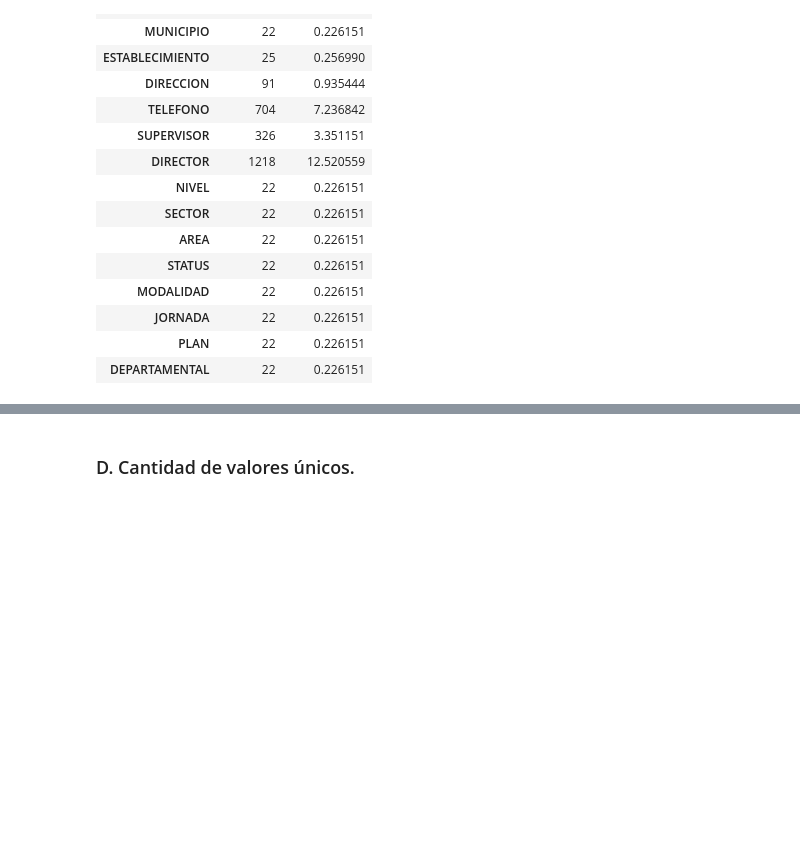
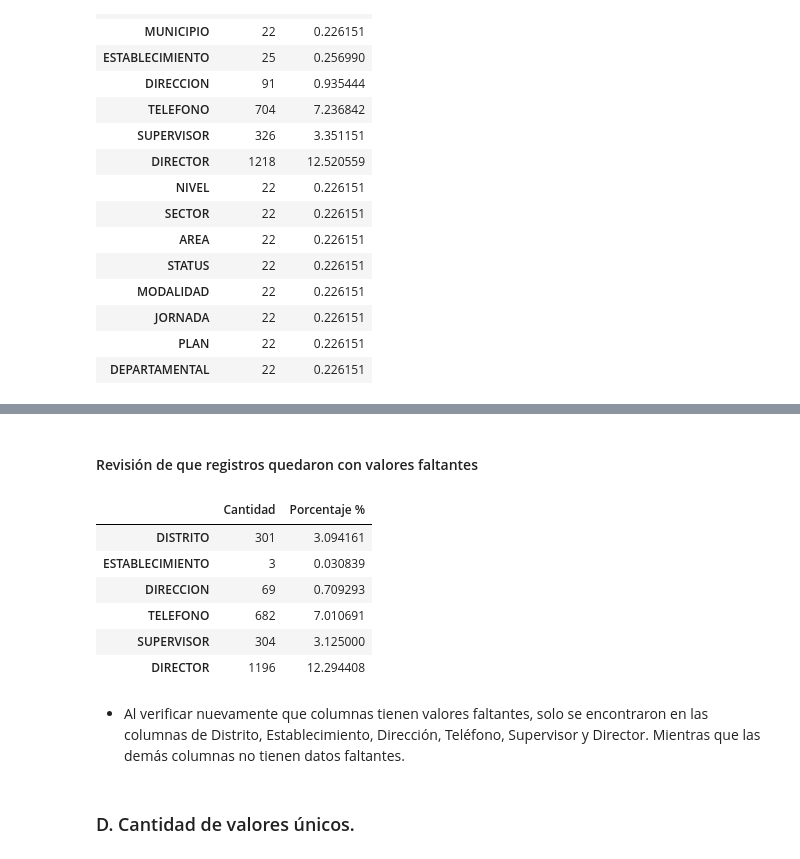
Before and after one commit to ricrod01/PROYECTO_1_DS, a Jupyter notebook: AVANCES.ipynb, the cells around one changed output, grey strips where cells are left out. Saved outputs shown, nothing was run; the diff lists cells and outputs as text; code cells hidden in the pictures; blank space fills up the shorter version.

```diff
--- a/AVANCES.ipynb
+++ b/AVANCES.ipynb
@@ -87,3 +117,28 @@ faltantes_df
+# %% [markdown]
+#### Revisión de que registros quedaron con valores faltantes
+# %%
+faltantes = {'Cantidad': [],
+             'Porcentaje %': []}
+
+for x in df.columns:
+    cantidad = int(df[x].isna().sum())
+    porcentaje = cantidad*100/n_registros
+
+    faltantes['Cantidad'].append(cantidad)
+    faltantes['Porcentaje %'].append(porcentaje)
+
+faltantes_df = pd.DataFrame(faltantes, index= df.columns)
+faltantes_df[faltantes_df['Cantidad'] > 0]
+# %% [output]
+|  | Cantidad | Porcentaje % |
+| DISTRITO | 301 | 3.094161 |
+| ESTABLECIMIENTO | 3 | 0.030839 |
+| DIRECCION | 69 | 0.709293 |
+| TELEFONO | 682 | 7.010691 |
+| SUPERVISOR | 304 | 3.125000 |
+| DIRECTOR | 1196 | 12.294408 |
+# %% [markdown]
+- Al verificar nuevamente que columnas tienen valores faltantes, solo se encontraron en las columnas de Distrito, Establecimiento, Dirección, Teléfono, Supervisor y Director. Mientras que las demás columnas no tienen datos faltantes.
 # %% [markdown]
 ### D. Cantidad de valores únicos.
 # %%
```
Also changed, not shown: parts of 19 cells of this notebook.
